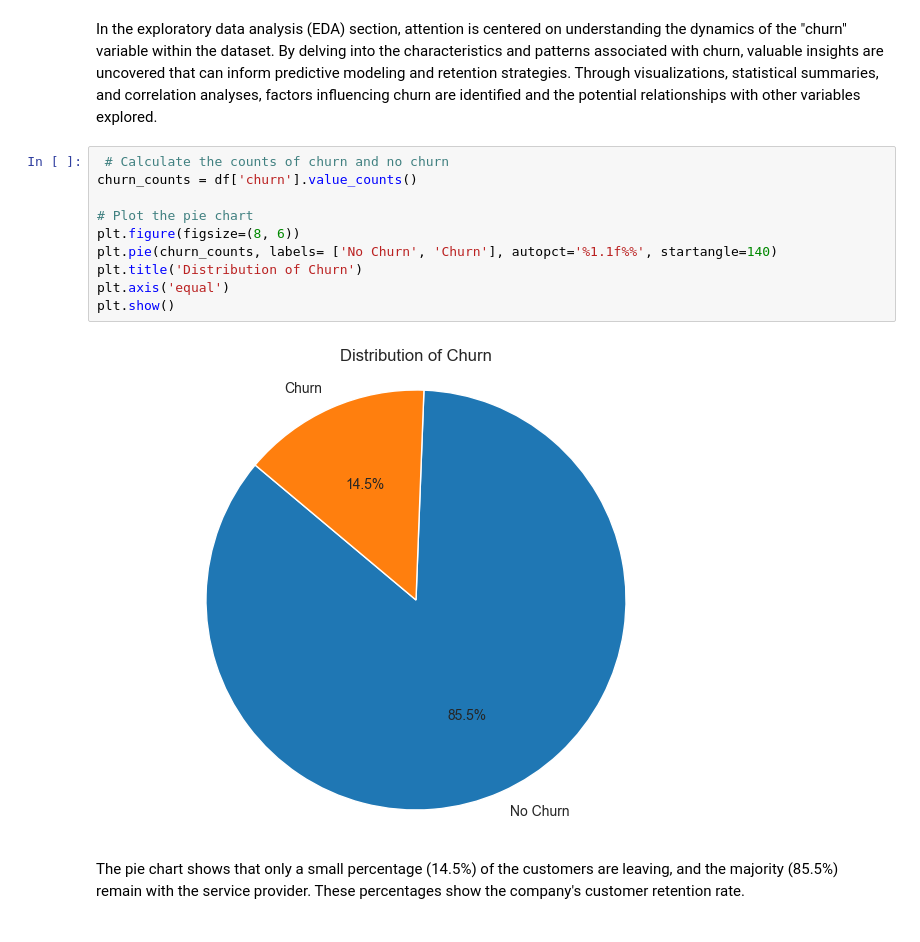
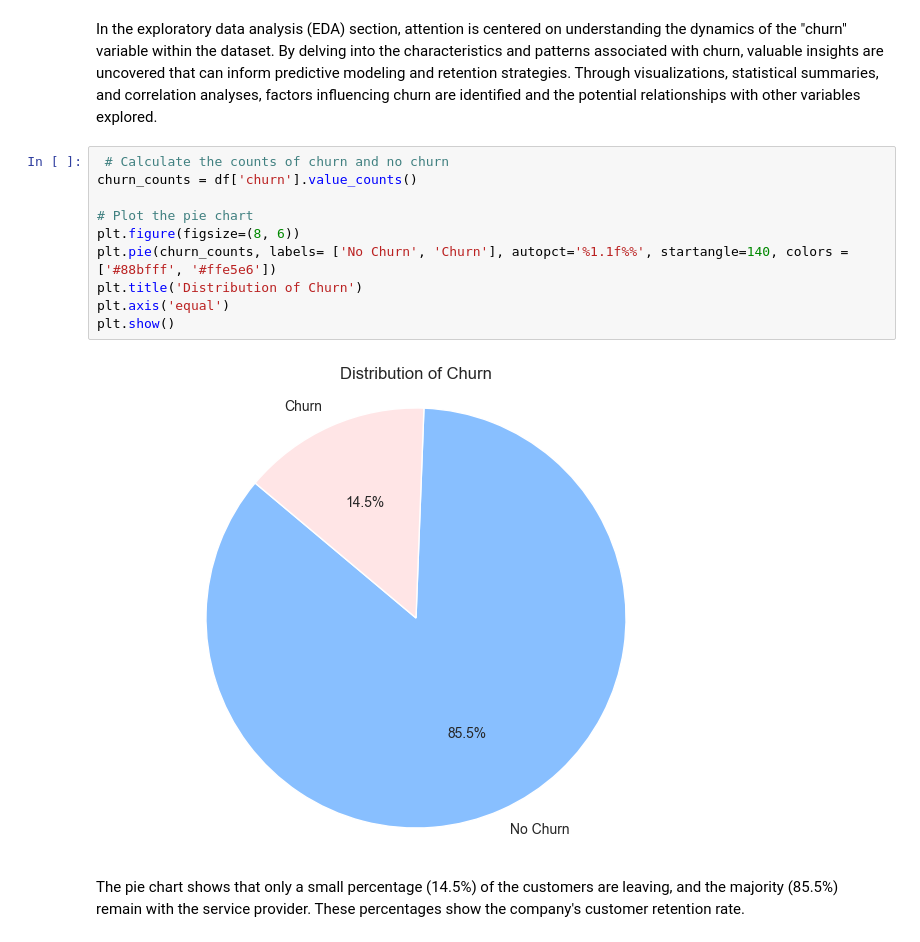
Before and after one commit to phelanthropus/SyriaTel-Customer-Churn, a Jupyter notebook: Untitled.ipynb, the cells around one changed output. Saved outputs shown, nothing was run; the diff lists cells and outputs as text.

```diff
--- a/Untitled.ipynb
+++ b/Untitled.ipynb
@@ -265,15 +265,15 @@ In the exploratory data analysis (EDA) section, attention is centered on underst
 # %%
  # Calculate the counts of churn and no churn
 churn_counts = df['churn'].value_counts()
 
 # Plot the pie chart
 plt.figure(figsize=(8, 6))
-plt.pie(churn_counts, labels= ['No Churn', 'Churn'], autopct='%1.1f%%', startangle=140)
+plt.pie(churn_counts, labels= ['No Churn', 'Churn'], autopct='%1.1f%%', startangle=140, colors = ['#88bfff', '#ffe5e6'])
 plt.title('Distribution of Churn')
 plt.axis('equal')
 plt.show()
 # %% [output]
-[figure, old version]
+[figure, new version]
 # %% [markdown]
 The pie chart shows that only a small percentage (14.5%) of the customers are leaving, and the majority (85.5%) remain with the service provider. These percentages show the company's customer retention rate.
 # %% [markdown]
```
Also changed, not shown: parts of 3 cells of this notebook.
